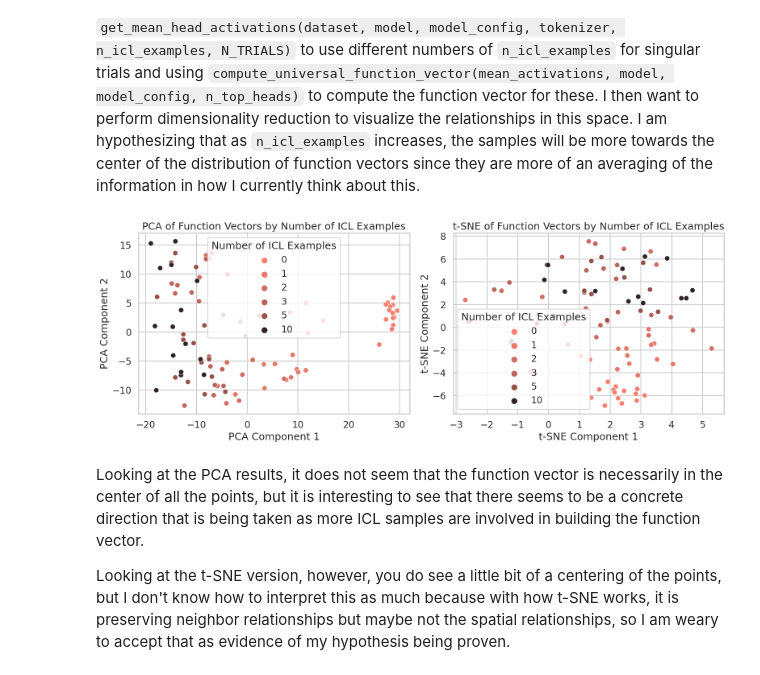
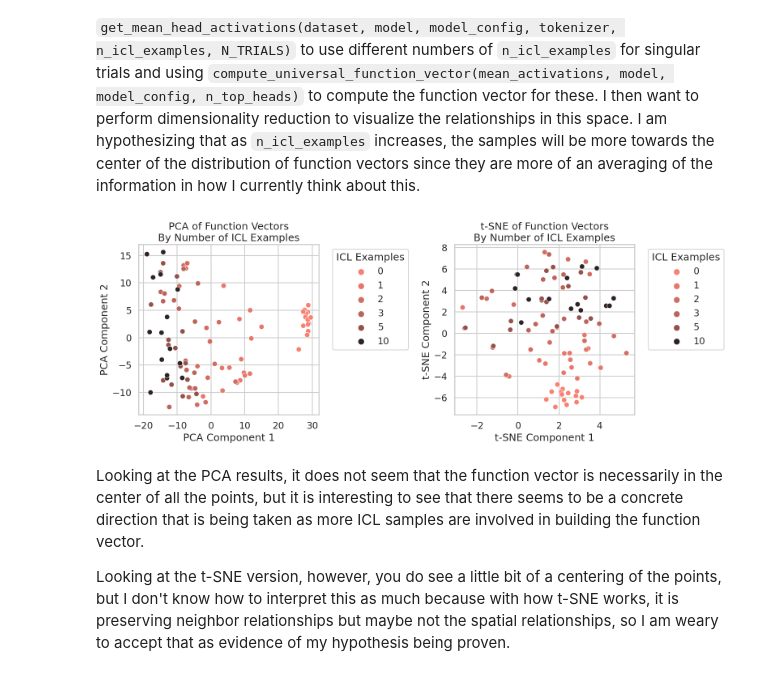
Before and after one commit to JKeane4210/function_vectors, a Jupyter notebook: notebooks/unpacking_fvs.ipynb, the cells around one changed output. Cells and saved outputs as stored; diff of their text form; code cells hidden in the pictures.

Commit message:
updated legends on one figure

```diff
--- a/notebooks/unpacking_fvs.ipynb
+++ b/notebooks/unpacking_fvs.ipynb
@@ -373,38 +373,38 @@ fvs_tsne = tsne.fit_transform(fvs_np)
 # Create subplots
 fig, axes = plt.subplots(1, 2, figsize=(16, 6))
 
 # PCA subplot
 sns.scatterplot(
     x=fvs_pca[:, 0],
     y=fvs_pca[:, 1],
     hue=[item['n_icl'] for item in fvs],
     palette='dark:salmon_r',
     legend='full',
     ax=axes[0]
 )
-axes[0].set_title('PCA of Function Vectors by Number of ICL Examples')
+axes[0].set_title('PCA of Function Vectors\nBy Number of ICL Examples')
 axes[0].set_xlabel('PCA Component 1')
 axes[0].set_ylabel('PCA Component 2')
-axes[0].legend(title='Number of ICL Examples')
+axes[0].legend(title='ICL Examples', bbox_to_anchor=(1.05, 1), loc='upper left')
 
 # t-SNE subplot
 sns.scatterplot(
     x=fvs_tsne[:, 0],
     y=fvs_tsne[:, 1],
     hue=[item['n_icl'] for item in fvs],
     palette='dark:salmon_r',
     legend='full',
     ax=axes[1]
 )
-axes[1].set_title('t-SNE of Function Vectors by Number of ICL Examples')
+axes[1].set_title('t-SNE of Function Vectors\nBy Number of ICL Examples')
 axes[1].set_xlabel('t-SNE Component 1')
 axes[1].set_ylabel('t-SNE Component 2')
-axes[1].legend(title='Number of ICL Examples')
+axes[1].legend(title='ICL Examples', bbox_to_anchor=(1.05, 1), loc='upper left')
 
 plt.tight_layout()
 plt.show()
 # %% [output]
-[figure, old version]
+[figure, new version]
 # %% [markdown]
 Looking at the PCA results, it does not seem that the function vector is necessarily in the center of all the points, but it is interesting to see that there seems to be a concrete direction that is being taken as more ICL samples are involved in building the function vector.
 
```
